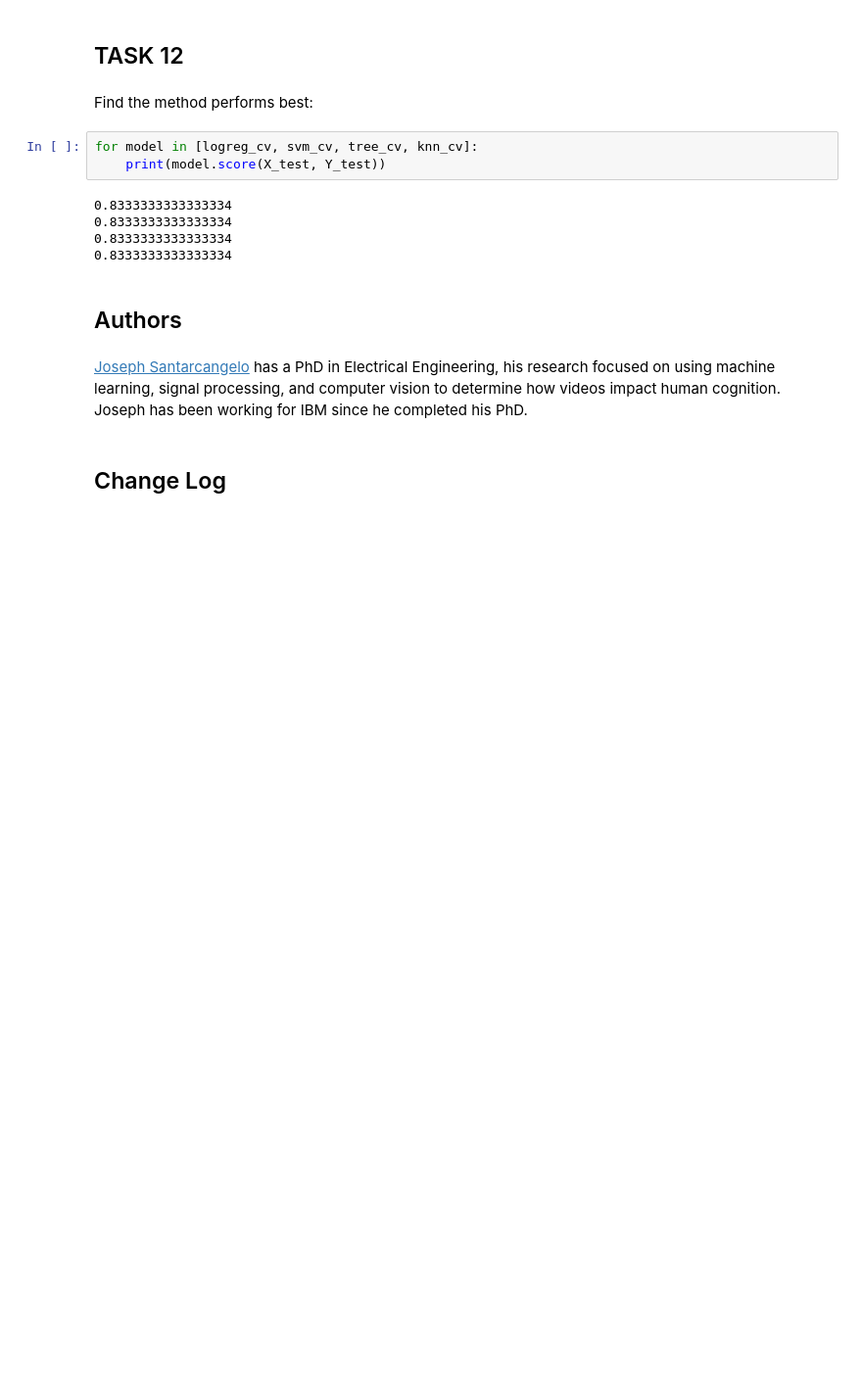
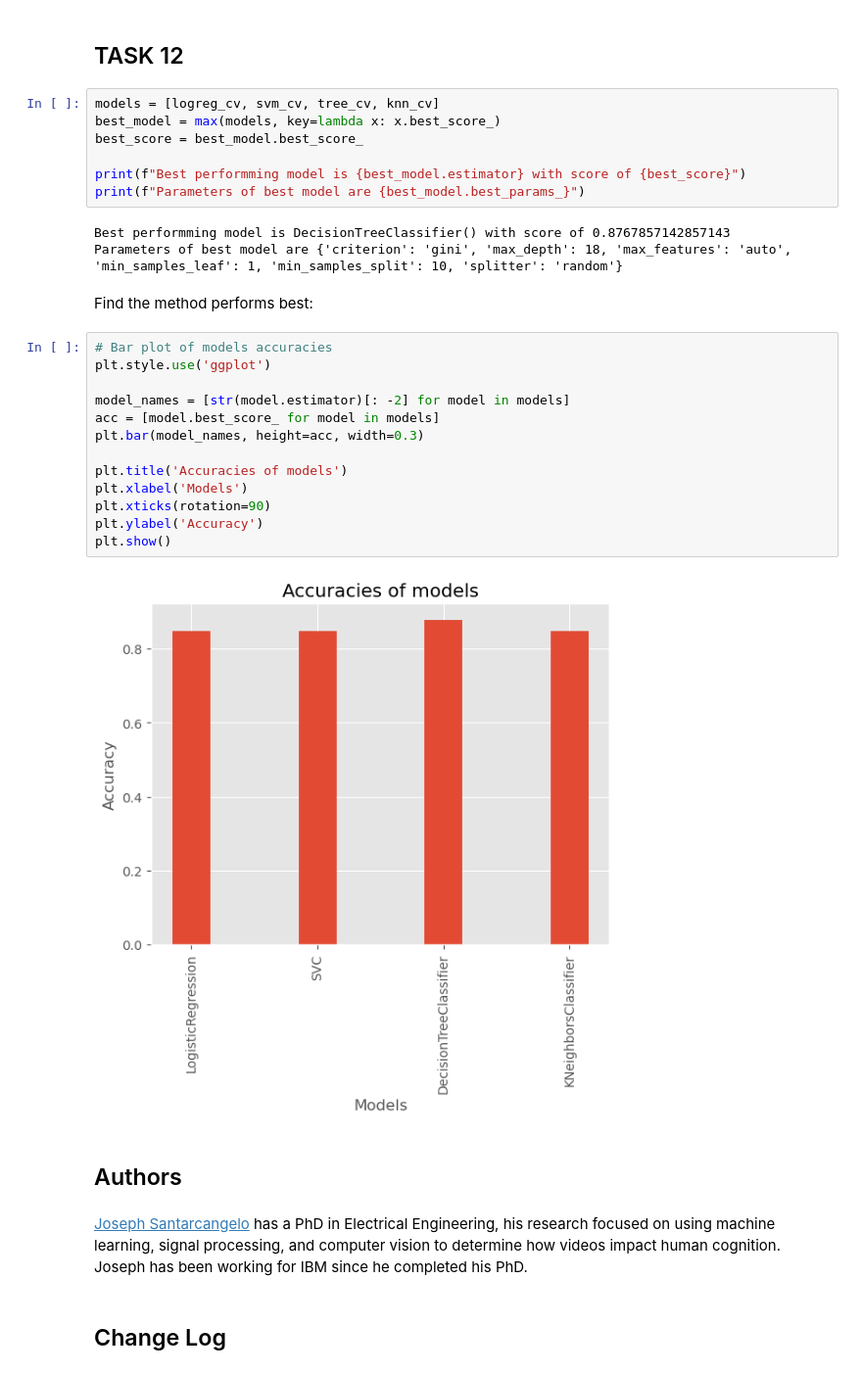
Before and after one commit to mkreman/Applied-Data-Science-Capstone-Project, a Jupyter notebook: Notebooks/SpaceX_Machine_Learning_Prediction_pmBMWQ6ia.ipynb, the cells around one changed output. Shown at 98% size. Saved outputs shown, nothing was run; the diff lists cells and outputs as text; blank space fills up the shorter version.

```diff
--- a/Notebooks/SpaceX_Machine_Learning_Prediction_pmBMWQ6ia.ipynb
+++ b/Notebooks/SpaceX_Machine_Learning_Prediction_pmBMWQ6ia.ipynb
@@ -336,15 +340,32 @@ plot_confusion_matrix(Y_test, yhat)
 # %% [markdown]
 ## TASK  12
+# %%
+models = [logreg_cv, svm_cv, tree_cv, knn_cv]
+best_model = max(models, key=lambda x: x.best_score_)
+best_score = best_model.best_score_
+
+print(f"Best performming model is {best_model.estimator} with score of {best_score}")
+print(f"Parameters of best model are {best_model.best_params_}")
+# %% [output]
+Best performming model is DecisionTreeClassifier() with score of 0.8767857142857143
+Parameters of best model are {'criterion': 'gini', 'max_depth': 18, 'max_features': 'auto', 'min_samples_leaf': 1, 'min_samples_split': 10, 'splitter': 'random'}
 # %% [markdown]
 Find the method performs best:
-# %%
-for model in [logreg_cv, svm_cv, tree_cv, knn_cv]:
-    print(model.score(X_test, Y_test))
-# %% [output]
-0.8333333333333334
-0.8333333333333334
-0.8333333333333334
-0.8333333333333334
+# %%
+# Bar plot of models accuracies
+plt.style.use('ggplot')
+
+model_names = [str(model.estimator)[: -2] for model in models]
+acc = [model.best_score_ for model in models]
+plt.bar(model_names, height=acc, width=0.3)
+
+plt.title('Accuracies of models')
+plt.xlabel('Models')
+plt.xticks(rotation=90)
+plt.ylabel('Accuracy')
+plt.show()
+# %% [output]
+[figure, added]
 # %% [markdown]
 ## Authors
 # %% [markdown]
```
Also changed, not shown: parts of 9 cells of this notebook, 39 other files.
